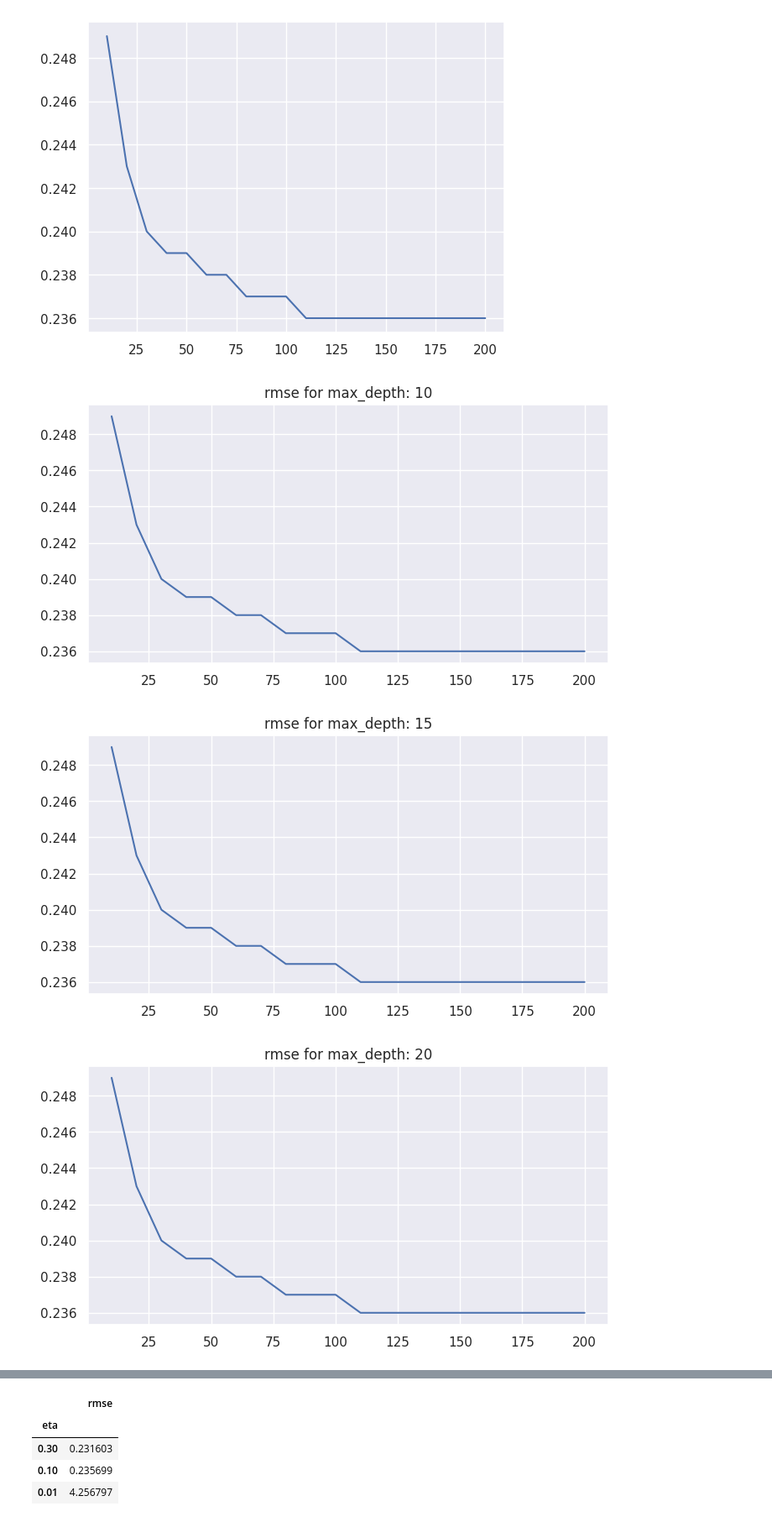
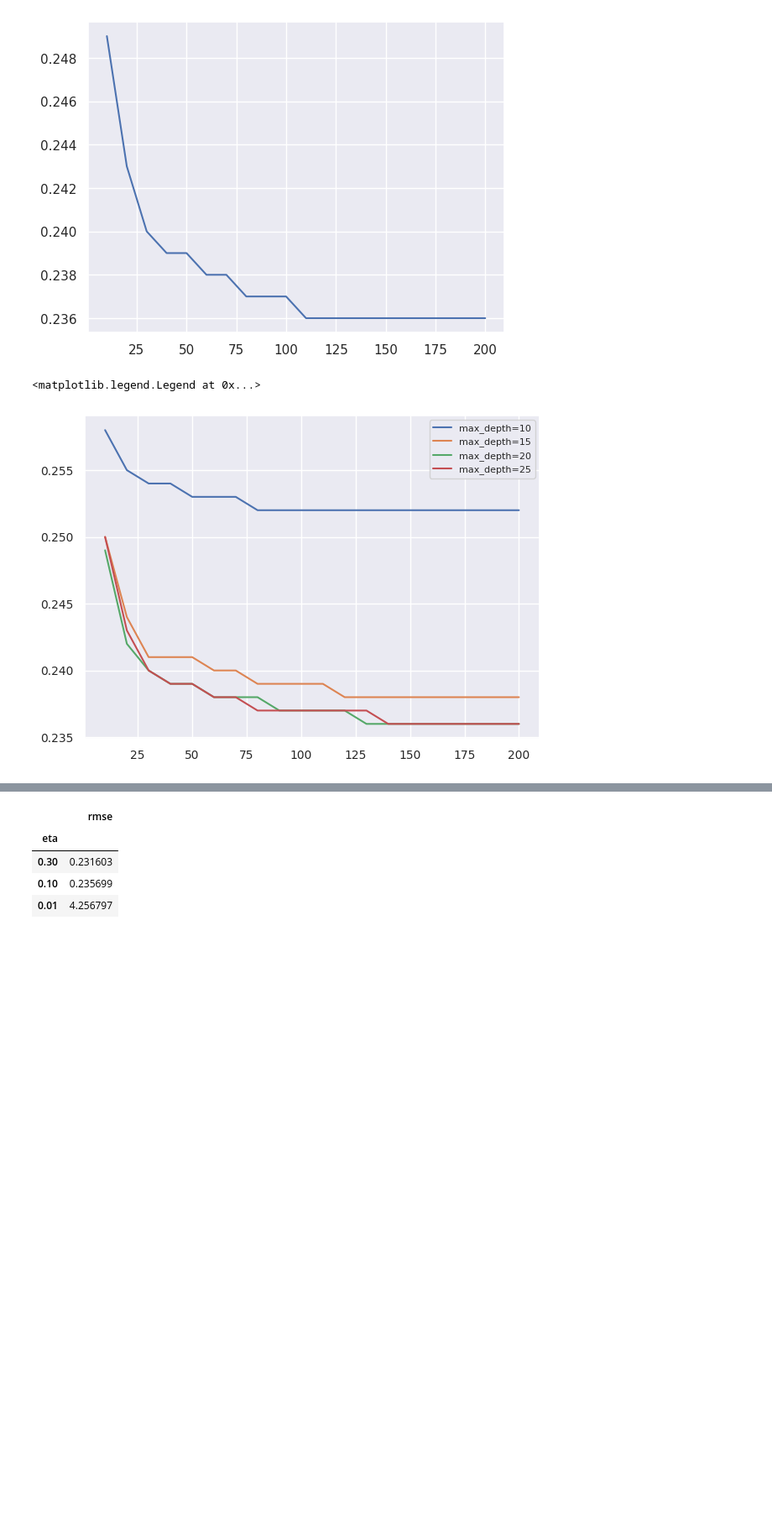
Before and after one commit to tahabinzafar/ML-Zoomcamp, a Jupyter notebook: HW#6/rf -xgboost.ipynb, the cells around one changed output, grey strips where cells are left out. Shown: that part at 84% size. Saved outputs shown, nothing was run; the diff lists cells and outputs as text; code cells hidden in the pictures; blank space fills up the shorter version.

```diff
--- a/HW#6/rf -xgboost.ipynb
+++ b/HW#6/rf -xgboost.ipynb
@@ -27,3 +27,11 @@ df.total_bedrooms = df.total_bedrooms.fillna(0)
 df.median_house_value=np.log1p(df.median_house_value)
 df=pd.get_dummies(df)
 X_train, y_train, X_valid, y_valid, X_test, y_test = train_valid_test_split(df, target='median_house_value',train_size=0.6,valid_size=0.2,test_size=0.2, random_state=1)
+# %%
+
+#Trying out a simple decision tree with max_depth = 1
+
+dt = DecisionTreeRegressor(max_depth=1)
+dt.fit(X_train, y_train)
+
+print(export_text(dt, feature_names=X_train.columns.to_list()))
@@ -29,0 +43,7 @@ X_train, y_train, X_valid, y_valid, X_test, y_test = train_valid_test_split(df,
+# %%
+#simple random forest model
+
+rf = RandomForestRegressor(n_estimators=10, random_state=1, n_jobs=-1)
+rf.fit(X_train, y_train)
+y_pred = rf.predict(X_valid)
+print(f'rmse score: {np.sqrt(mean_squared_error(y_valid, y_pred)):2f}')
@@ -30,6 +52,7 @@ X_train, y_train, X_valid, y_valid, X_test, y_test = train_valid_test_split(df,
 # %%
 #Trying out n_estimators from 10 to 200, with step of 10 (10,20,30..190,200)
 scores = []
+y_pred = []
 
 for n in tqdm(range(10, 201, 10)):
     rf = RandomForestRegressor(n_estimators=n, random_state=1, n_jobs=-1)
@@ -59,7 +82,7 @@ for depth in max_depth:
 
     for n in tqdm(range(10, 201, 10)):
 
-        rf = RandomForestRegressor(n_estimators=n, random_state=1, n_jobs=-1)
+        rf = RandomForestRegressor(n_estimators=n, random_state=1, n_jobs=-1, max_depth=depth)
         rf.fit(X_train, y_train)
 
         y_pred = rf.predict(X_valid)
@@ -70,13 +93,28 @@ for depth in max_depth:
 
 df_scores = pd.DataFrame(scores, columns=['max_depth','n_estimators', 'rmse'])
 # %%
-for depth in max_depth:
-    sns.set()
-    plt.figure(figsize=(8,4))
-    plt.title(f'rmse for max_depth: {depth}')
-    plt.plot(df_scores.query(f'max_depth == {depth}').n_estimators, df_scores.query(f'max_depth == {depth}').rmse.round(3))
-    plt.show()
+# for depth in max_depth:
+#     sns.set()
+#     plt.figure(figsize=(8,4))
+#     plt.title(f'rmse for max_depth: {depth}')
+#     plt.plot(df_scores.query(f'max_depth == {depth}').n_estimators, df_scores.query(f'max_depth == {depth}').rmse.round(3))
+#     plt.show()
+
+
+plt.figure(figsize=(7,5))
+plt.grid(True)
+plt.xticks(fontsize=10)
+plt.yticks(fontsize=10)
+
+for d in max_depth:
+    df_subset = df_scores[df_scores.max_depth == d]
+
+    plt.plot(df_subset.n_estimators, df_subset.rmse.round(3),
+             label='max_depth=%d' % d)
+
+# plt.xlim([125,170])
+# plt.ylim([0.235998,0.2360799])
+plt.legend(fontsize=8)
 # %% [output]
+<matplotlib.legend.Legend at 0x...>
-[figure, old version]
+[figure, new version]
-[figure, removed]
-[figure, removed]
```
Also changed, not shown: parts of 6 cells of this notebook.
